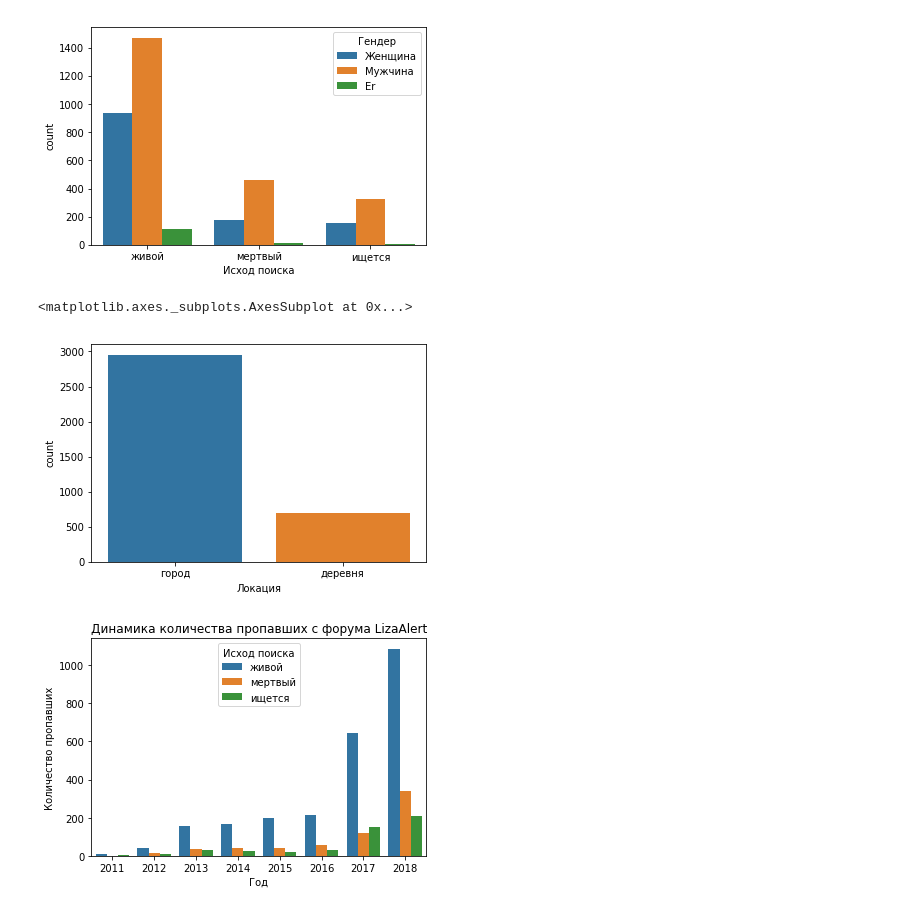
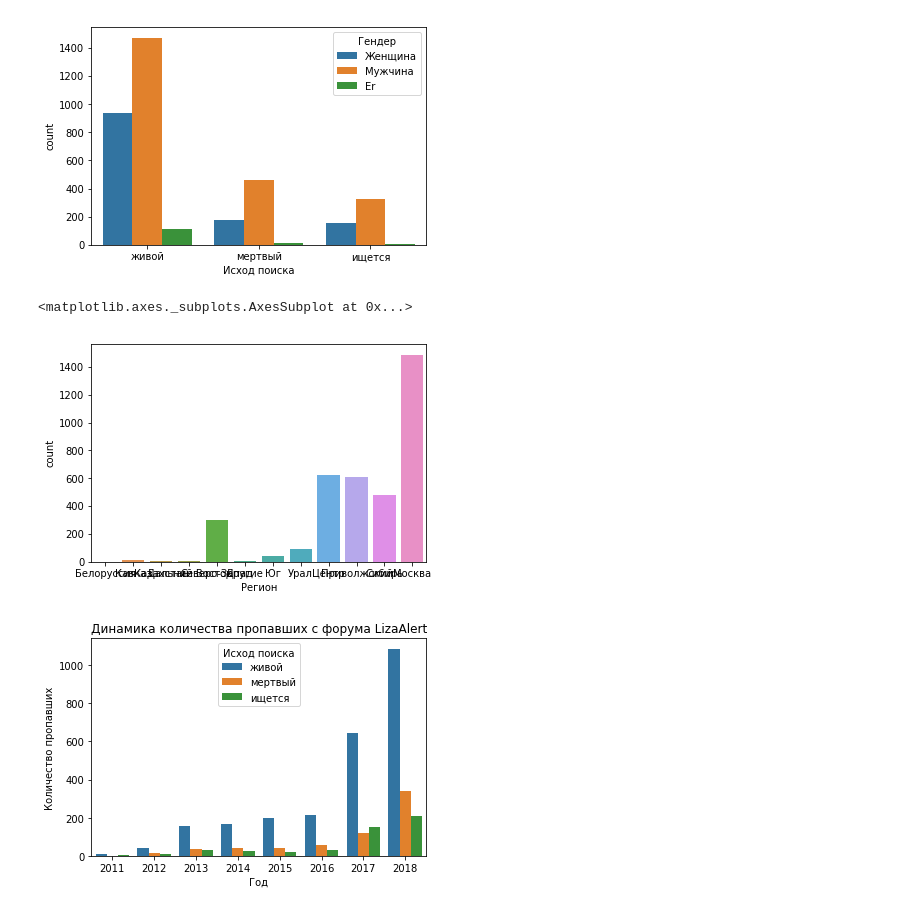
Before and after one commit to babkengithub/Liza-Alert, a Jupyter notebook: Graphix-Kolay.ipynb, the cells around one changed output. Drawn from its saved outputs; the diff is of its cells as text; code cells hidden in the pictures.

```diff
--- a/Graphix-Kolay.ipynb
+++ b/Graphix-Kolay.ipynb
@@ -39,10 +37,10 @@ sns.countplot(x = 'Исход поиска', hue = 'Гендер', data = df)
 <matplotlib.axes._subplots.AxesSubplot at 0x...>
 [figure]
 # %%
-sns.countplot(x = 'Локация', data = df)
+sns.countplot(x = 'Регион', data = df)
 # %% [output]
 <matplotlib.axes._subplots.AxesSubplot at 0x...>
-[figure, old version]
+[figure, new version]
 # %%
 sns.countplot(x = 'Год', hue ='Исход поиска', data = df)
 plt.ylabel("Количество пропавших")
```
Also changed, not shown: parts of 2 cells of this notebook, 2 other files.
